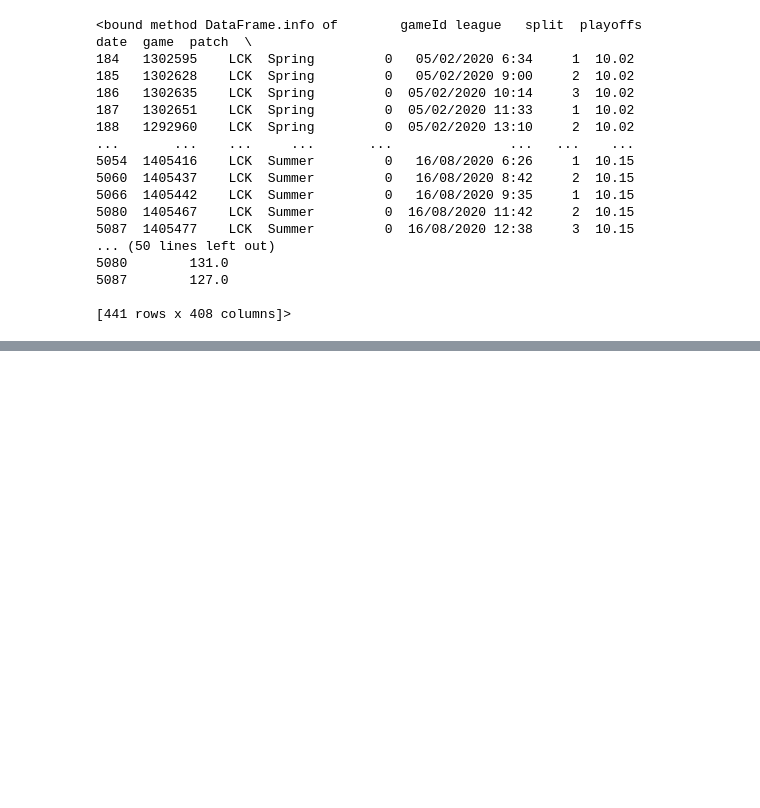
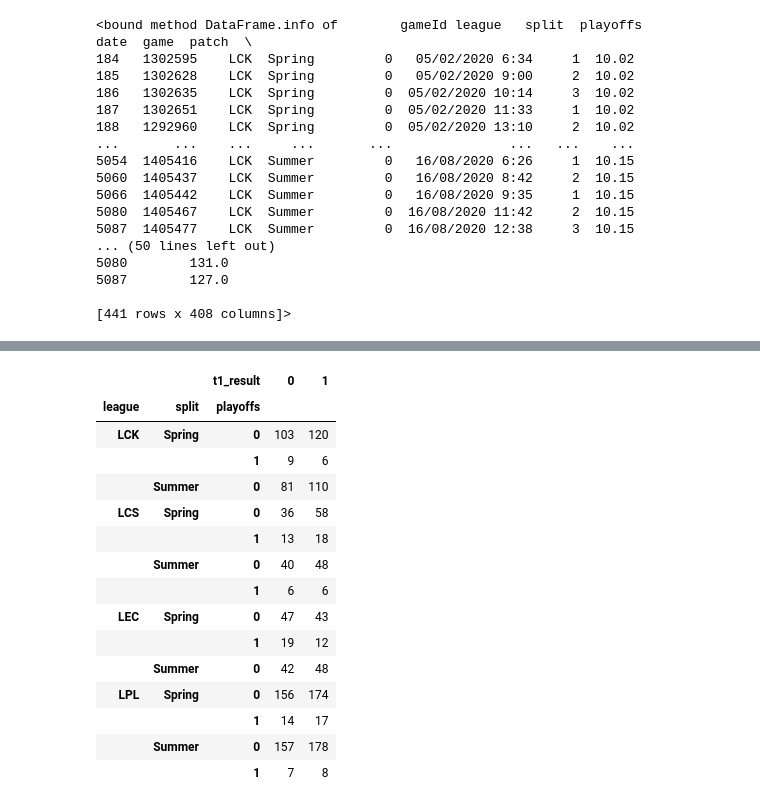
Before and after one commit to CamiloAPB/EDA_DS, a Jupyter notebook: Src/Notebooks/EDA_S10_MainRep.ipynb, the cells around one changed output, grey strips where cells are left out. Drawn from its saved outputs; the diff is of its cells as text; code cells hidden in the pictures; blank space fills up the shorter version.

```diff
--- a/Src/Notebooks/EDA_S10_MainRep.ipynb
+++ b/Src/Notebooks/EDA_S10_MainRep.ipynb
@@ -205,0 +236,3 @@ LEC = S10_dataset[S10_dataset["league"] == "LEC"]
+# %%
+LCS = S10_dataset[S10_dataset["league"] == "LCS"]
+LCS.info
@@ -205,0 +267,3 @@ LEC = S10_dataset[S10_dataset["league"] == "LEC"]
+# %%
+Asia = pd.concat([LCK, LPL])
+Asia.info
@@ -205,0 +288,3 @@ LEC = S10_dataset[S10_dataset["league"] == "LEC"]
+# %%
+Occidente = pd.concat([LEC, LCS])
+Occidente.info
@@ -205,0 +309,3 @@ LEC = S10_dataset[S10_dataset["league"] == "LEC"]
+# %%
+major_leagues = pd.concat([Asia, Occidente])
+major_leagues.info
@@ -205,0 +384,19 @@ LEC = S10_dataset[S10_dataset["league"] == "LEC"]
+# %%
+major_leagues.groupby(["league", "split", "playoffs"])["t1_result"].value_counts().unstack()
+# %% [output]
+|  |  | t1_result | 0 | 1 |
+| league | split | playoffs |  |  |
+| LCK | Spring | 0 | 103 | 120 |
+|  |  | 1 | 9 | 6 |
+|  | Summer | 0 | 81 | 110 |
+| LCS | Spring | 0 | 36 | 58 |
+|  |  | 1 | 13 | 18 |
+|  | Summer | 0 | 40 | 48 |
+|  |  | 1 | 6 | 6 |
+| LEC | Spring | 0 | 47 | 43 |
+|  |  | 1 | 19 | 12 |
+|  | Summer | 0 | 42 | 48 |
+| LPL | Spring | 0 | 156 | 174 |
+|  |  | 1 | 14 | 17 |
+|  | Summer | 0 | 157 | 178 |
+|  |  | 1 | 7 | 8 |
```
Also changed, not shown: parts of 13 cells of this notebook.
